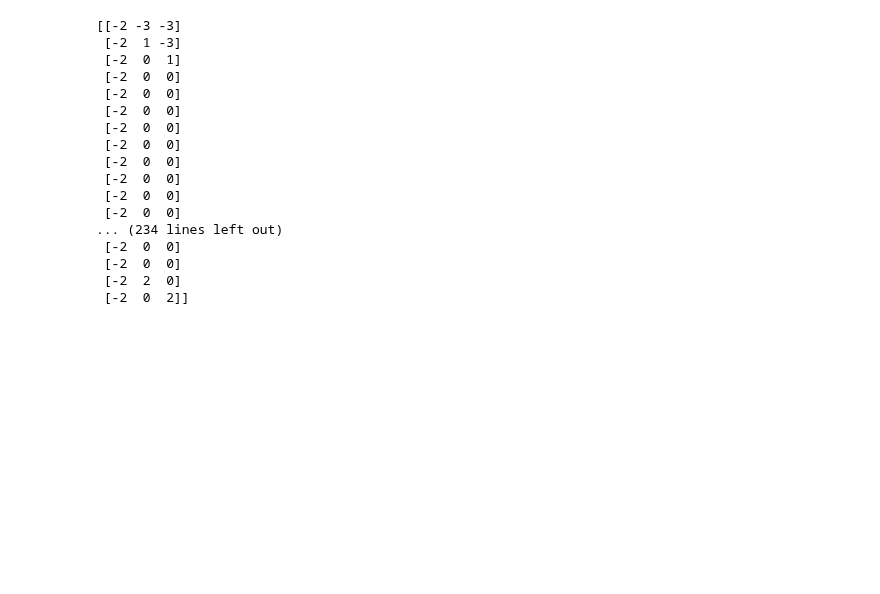
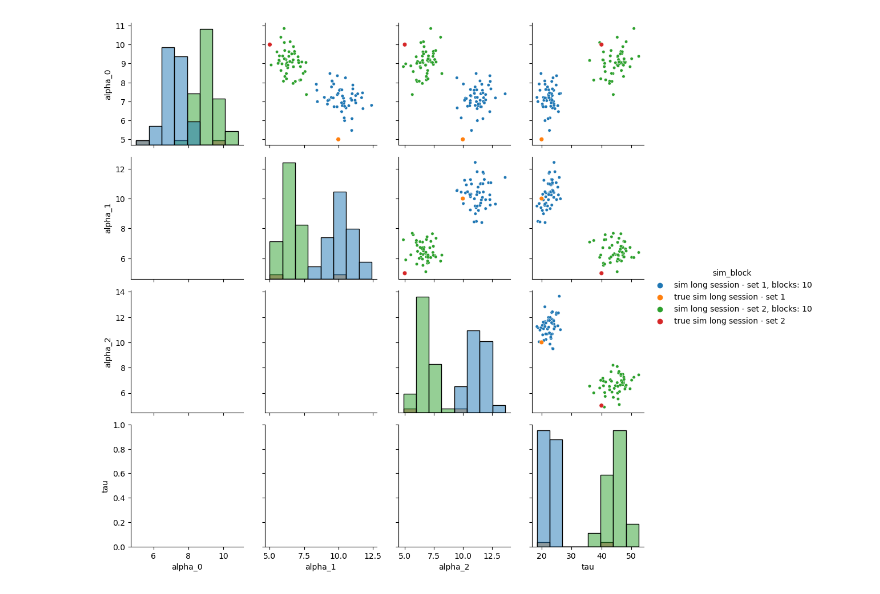
Before and after one commit to latimerk/hddCRP, a Jupyter notebook: make_simulation_results_figures.ipynb, the cells around one changed output. Cells and saved outputs as stored; diff of their text form; code cells hidden in the pictures; blank space fills up the shorter version.

```diff
--- a/make_simulation_results_figures.ipynb
+++ b/make_simulation_results_figures.ipynb
@@ -7,12 +7,16 @@ import seaborn as sns
 import os
 # %%
 run_range = range(0,50)
-blocks_range = range(1,6)
-simulation_range = [0,1]#range(8,10)
+blocks_range = range(1,11)
+simulation_range = [0,1,2,3,4,5]#range(8,10)
 
 # run_range = range(0,5)
 # blocks_range = range(1,2)
 # simulation_range = [0,1,8,9]#range(0,1)
+
+sim_names = ["long session - set 1", "long session - set 2",
+             "long session depth 2 - fit depth 3", "long session depth 3 - fit depth 2",
+             "multi-session - set 1", "multi-session - set 2"];
 
 num_samples = 20000;
 
@@ -29,6 +33,7 @@ depth = 3
 alpha_strs = ["no", "one_back", "two_back", "three_back"]
 alpha_names = ["alpha_concentration_" + alpha_strs[dd] + "_context" for dd in range(depth)]
 
+delete_bad_files = False
 
 for sim_idx, sim_num in enumerate(simulation_range):
     for run_idx, run_num in enumerate(run_range):
@@ -52,5 +57,15 @@ for sim_idx, sim_num in enumerate(simulation_range):
                     alphas_true[sim_idx,ii] = results["true_parameters"][pname]
                 taus_true[sim_idx] = results["true_parameters"]["within_session_A_time_constant"]
 
-                connection_data = results["simulation_info"]["connection_data"]
+                #connection_data = results["simulation_info"]["connection_data"]
                 #print("cts = " + str(np.sum(connection_data["C_y"][:,-1] == 0)) + ", "  + str(np.sum(connection_data["C_y"][:,-1] == 1)) + ", "  + str(np.sum(connection_data["C_y"][:,-1] == 2)))
+
+                s_index = range(results["samples"]["num_warmup_samples"], results["samples"]["num_warmup_samples"] + num_samples)
+                rr = np.mean(results["samples"]["accepted"][s_index])
+                print("Run " + str(run_idx) + ", block_idx " + str(block_idx) + ": rate = " + str(rr) + ", step size = " + str(np.sqrt(results["MCMC_info"]["step_size_settings"]["step_size_fixed"])))
+                if(rr < 0.15):
+                    if(delete_bad_files):
+                        print("Failure!")
+                        os.remove(filename)
+                    else:
+                        raise RuntimeError("Failure!")
@@ -97,21 +132,17 @@ g.add_legend()
-# %%
-A = results["simulation_info"]["connection_data"]["C_ctx"]
-print(A)
-# %% [output]
-[[-2 -3 -3]
- [-2  1 -3]
- [-2  0  1]
- [-2  0  0]
- [-2  0  0]
- [-2  0  0]
- [-2  0  0]
- [-2  0  0]
- [-2  0  0]
- [-2  0  0]
- [-2  0  0]
- [-2  0  0]
-... (234 lines left out)
- [-2  0  0]
- [-2  0  0]
- [-2  2  0]
- [-2  0  2]]
+# %%
+N_samples = 50;
+sample_size = 10;
+rng = np.random.Generator(np.random.MT19937(100))
+
+sampled_avg_alphas = np.zeros((N_samples,) + median_alphas.shape[1:])
+sampled_avg_taus = np.zeros((N_samples,) + median_taus.shape[1:])
+
+for ii in range(N_samples):
+    ss = rng.permutation(median_alphas.shape[0])[:sample_size]
+    sampled_avg_alphas[ii,...] = np.mean(median_alphas[ss,...],axis=0)
+    sampled_avg_taus[ii,...] = np.mean(median_taus[ss,...],axis=0)
+
+
+make_comparison_plot(sampled_avg_taus, sampled_avg_alphas, sim_nums=[0,1], block_nums=[1] * 2)
+# %% [output]
+[figure, added]
```
Also changed, not shown: parts of 6 cells of this notebook, 5 other files.
